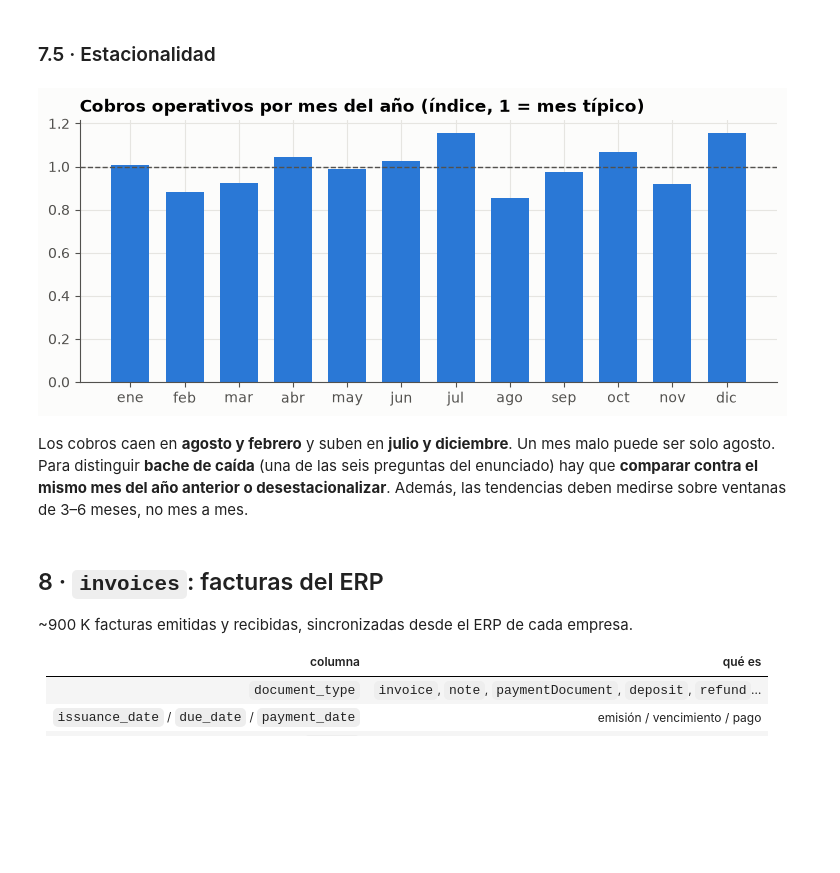
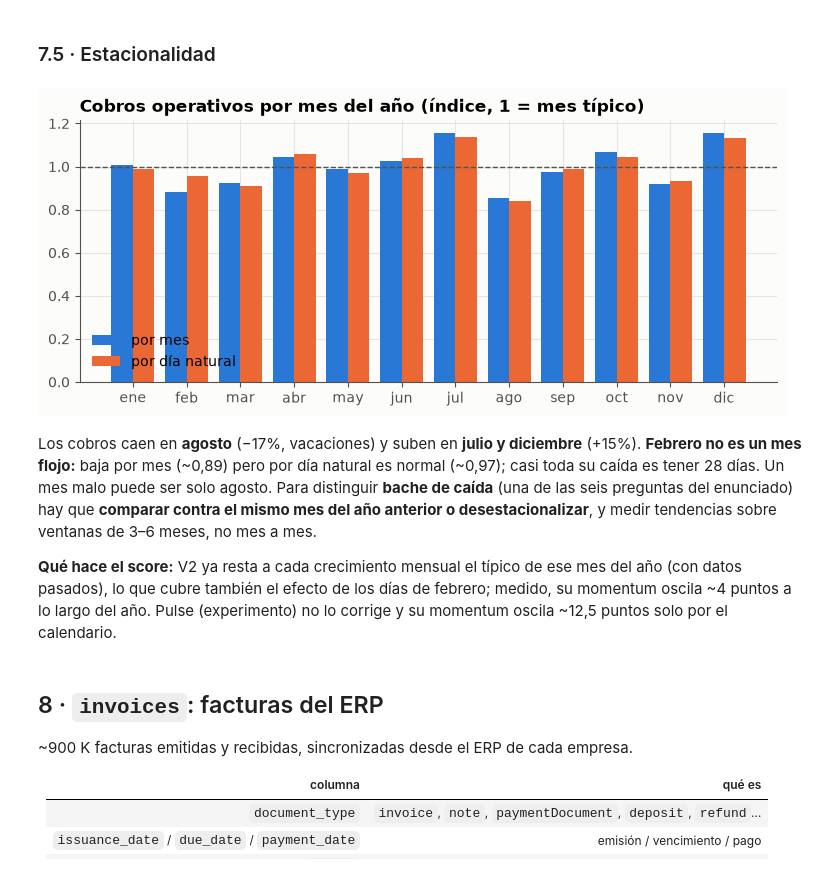
Before and after one commit to anderescaray/every-hackspain, a Jupyter notebook: notebooks/01_exploracion_datos.ipynb, the cells around one changed output. Cells and saved outputs as stored; diff of their text form; code cells hidden in the pictures; blank space fills up the shorter version.

```diff
--- a/notebooks/01_exploracion_datos.ipynb
+++ b/notebooks/01_exploracion_datos.ipynb
@@ -813,22 +813,30 @@ Ojo: si se usan como target, **no pueden ser a la vez features del mismo horizon
 # %%
 entradas_op = ["collection", "bulk_collection", "pos_settlement", "cash_settlement"]
 ent = (txm[txm.category.isin(entradas_op) & (txm.amount.abs() < 1e8)]
        .groupby(["company_id", "mes"]).amount.sum().reset_index())
 ent = ent[ent.groupby("company_id").mes.transform("size") >= 12]            # empresas con >= 12 meses
 ent["indice"] = ent.amount / ent.groupby("company_id").amount.transform("mean")
 estac = ent.groupby(ent.mes.dt.month).indice.median()
 estac = estac / estac.mean()                                                # 1 = mes típico
+# Mismo índice por día natural: febrero tiene 28 días y eso solo ya le quita ~8%
+ent["por_dia"] = ent.indice / ent.mes.dt.days_in_month * 30.44
+estac_dia = ent.groupby(ent.mes.dt.month).por_dia.median()
+estac_dia = estac_dia / estac_dia.mean()
 
 fig, ax = plt.subplots(figsize=(9, 3.4))
-ax.bar(estac.index, estac.values, color=PAL[0], width=0.7)
+ax.bar(estac.index - 0.2, estac.values, color=PAL[0], width=0.4, label="por mes")
+ax.bar(estac_dia.index + 0.2, estac_dia.values, color=PAL[1], width=0.4, label="por día natural")
+ax.legend(frameon=False, loc="lower left")
 ax.axhline(1, color=INK2, lw=1, ls="--")
 ax.set_xticks(range(1, 13), ["ene", "feb", "mar", "abr", "may", "jun", "jul", "ago", "sep", "oct", "nov", "dic"])
 ax.set_title("Cobros operativos por mes del año (índice, 1 = mes típico)")
 plt.show()
 # %% [output]
-[figure, old version]
+[figure, new version]
 # %% [markdown]
-Los cobros caen en **agosto y febrero** y suben en **julio y diciembre**. Un mes malo puede ser solo agosto. Para distinguir **bache de caída** (una de las seis preguntas del enunciado) hay que **comparar contra el mismo mes del año anterior o desestacionalizar**. Además, las tendencias deben medirse sobre ventanas de 3–6 meses, no mes a mes.
+Los cobros caen en **agosto** (−17%, vacaciones) y suben en **julio y diciembre** (+15%). **Febrero no es un mes flojo:** baja por mes (~0,89) pero por día natural es normal (~0,97); casi toda su caída es tener 28 días. Un mes malo puede ser solo agosto. Para distinguir **bache de caída** (una de las seis preguntas del enunciado) hay que **comparar contra el mismo mes del año anterior o desestacionalizar**, y medir tendencias sobre ventanas de 3–6 meses, no mes a mes.
+
+**Qué hace el score:** V2 ya resta a cada crecimiento mensual el típico de ese mes del año (con datos pasados), lo que cubre también el efecto de los días de febrero; medido, su momentum oscila ~4 puntos a lo largo del año. Pulse (experimento) no lo corrige y su momentum oscila ~12,5 puntos solo por el calendario.
 # %% [markdown]
 ## 8 · `invoices`: facturas del ERP
 
```
Also changed, not shown: 2 other files.
